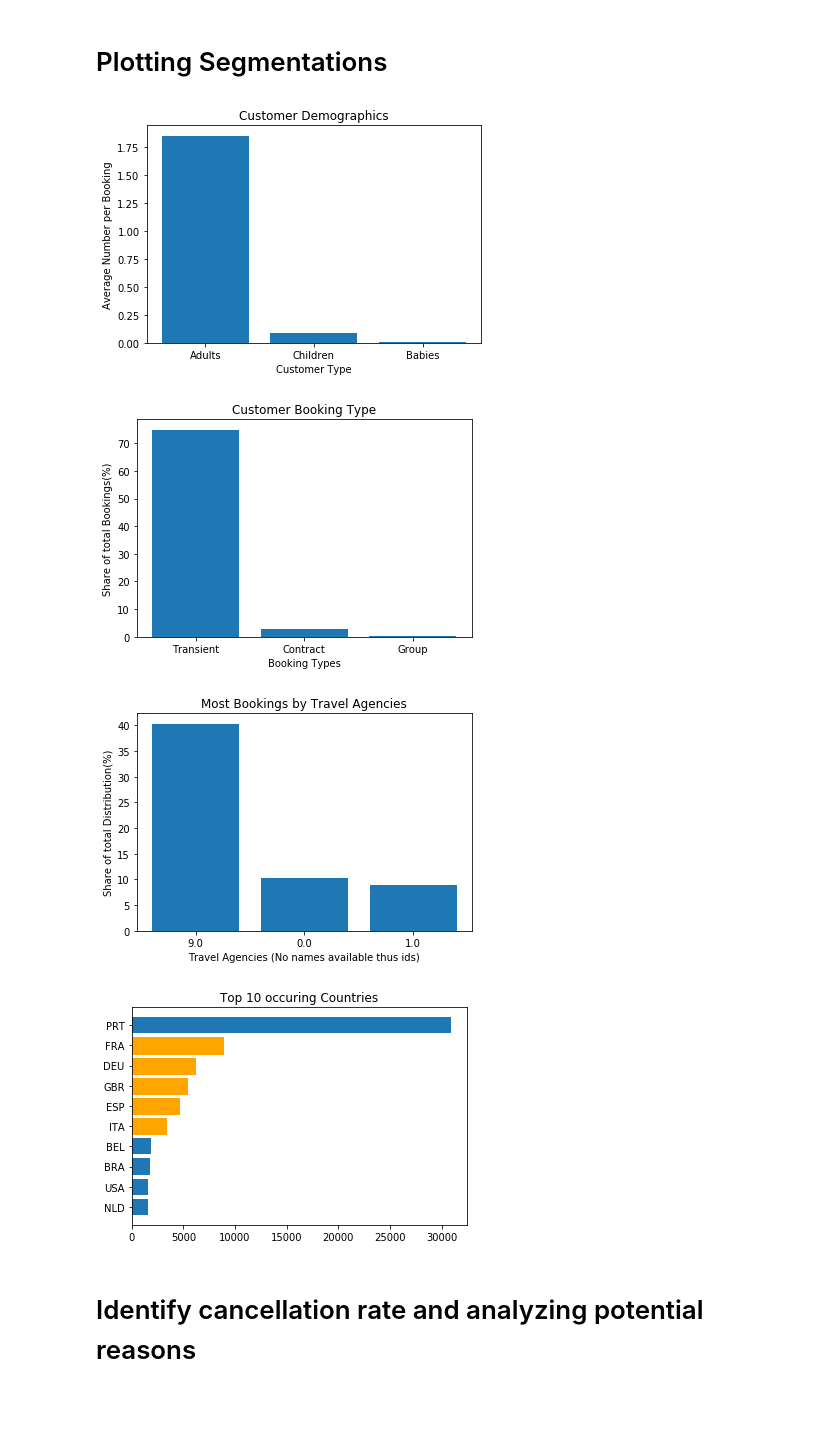
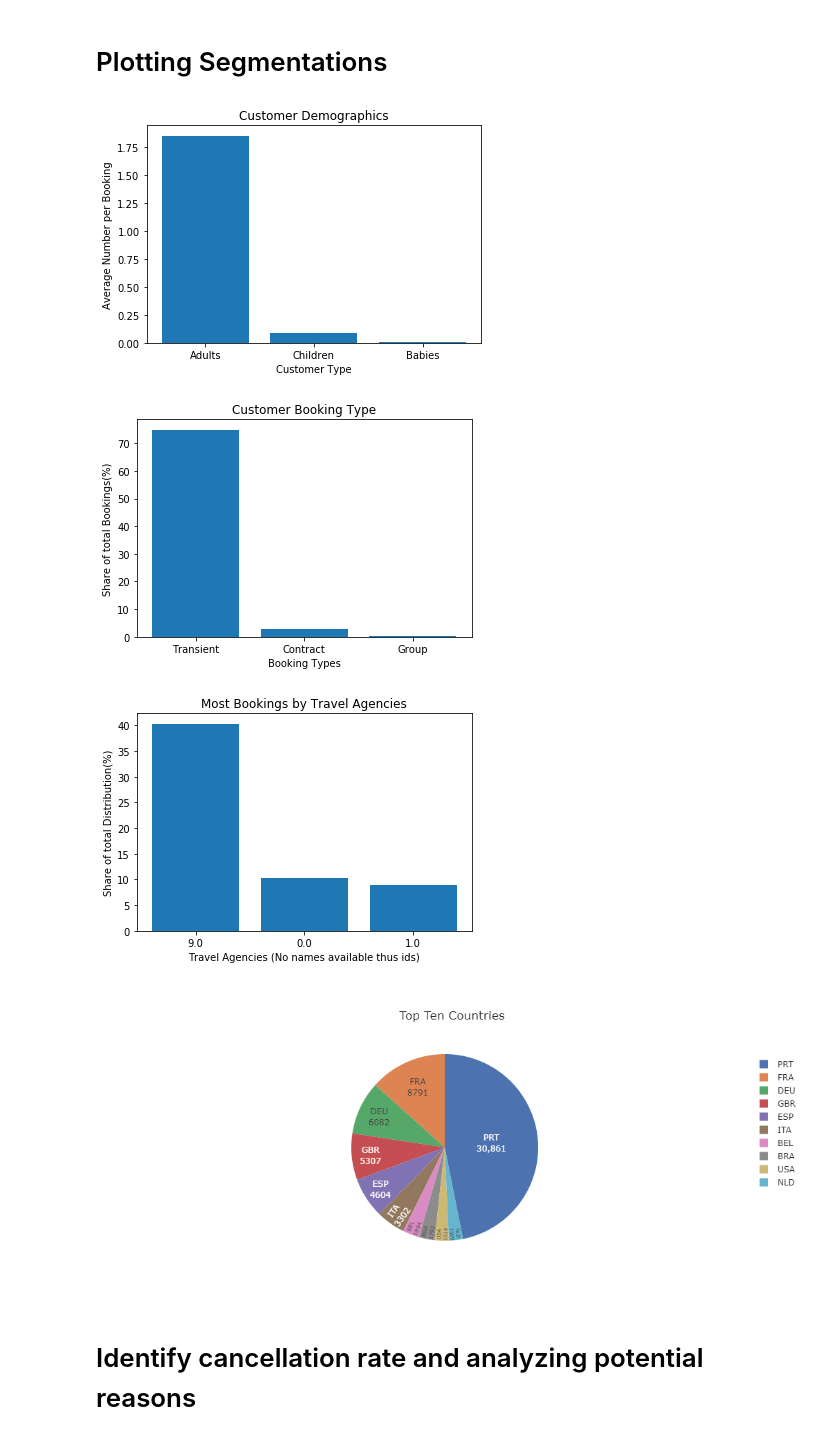
Before and after one commit to IkbalYesiltas/hotel-demand-analysis, a Jupyter notebook: hotel_analysis.ipynb, the cells around one changed output. Cells and saved outputs as stored; diff of their text form; code cells hidden in the pictures; blank space fills up the shorter version.

Commit message:
added plotly pie charts

```diff
--- a/hotel_analysis.ipynb
+++ b/hotel_analysis.ipynb
@@ -82,42 +83,47 @@ top_three_agents = city["agent"].value_counts(normalize = True).head(3).to_dict(
 #Customer Demographics Bar Chart
 plt.bar(["Adults", "Children", "Babies"],avg_cust)
 plt.ylabel("Average Number per Booking")
 plt.xlabel("Customer Type")
 plt.title("Customer Demographics")
 plt.show()
 
 #Booking type Bar Chart
 plt.bar(["Transient", "Contract", "Group"],[per_of_transients*100, per_of_contracts*100, per_of_groups*100])
 plt.ylabel("Share of total Bookings(%)")
 plt.xlabel("Booking Types")
 plt.title("Customer Booking Type")
 plt.show()
 
 #Distribution Channel Bar Chart
 ids = list(top_three_agents.keys())
 vals = list(top_three_agents.values())
 vals_percentage = [x*100 for x in vals] #to plot in percentages
 plt.bar(range(len(top_three_agents)), vals_percentage, tick_label = ids, align = "center")
 plt.ylabel("Share of total Distribution(%)")
 plt.xlabel("Travel Agencies (No names available thus ids)")
 plt.title("Most Bookings by Travel Agencies")
 plt.savefig("travel_agencies.png", dpi = 200)
 plt.show()
 
-#Country Bar Chart
-fig, ax = plt.subplots()
-ax.barh(topten_countries_names[::-1], topten_countries_sizes[::-1]) #Reversing to plot the bars in descending order
+#Country Pie Chart
+#Creating a dataframe to plot the pie chart
+country_data = list(zip(topten_countries_names, topten_countries_sizes))
+country_df = pd.DataFrame(country_data)
+country_df.columns = ["Country", "Guest Count"]
 
-for i in range(8,3,-1): #highlighting the top countries aside from number 1 portugal
-    ax.get_children()[i].set_color('orange')
-
-ax.set(title = "Top 10 occuring Countries")
-plt.show()
+fig = px.pie(country_df,
+              values="Guest Count",
+              names="Country",
+              title="Top Ten Countries",
+              template="seaborn"
+             )
+fig.update_traces(textposition='inside', textinfo='value+label')
+fig.show()
 # %% [output]
 [figure]
 [figure]
 [figure]
-[figure, old version]
+[figure, new version]
 # %% [markdown]
 # Identify cancellation rate and analyzing potential reasons
 # %%
```
Also changed, not shown: parts of 1 cell of this notebook.
